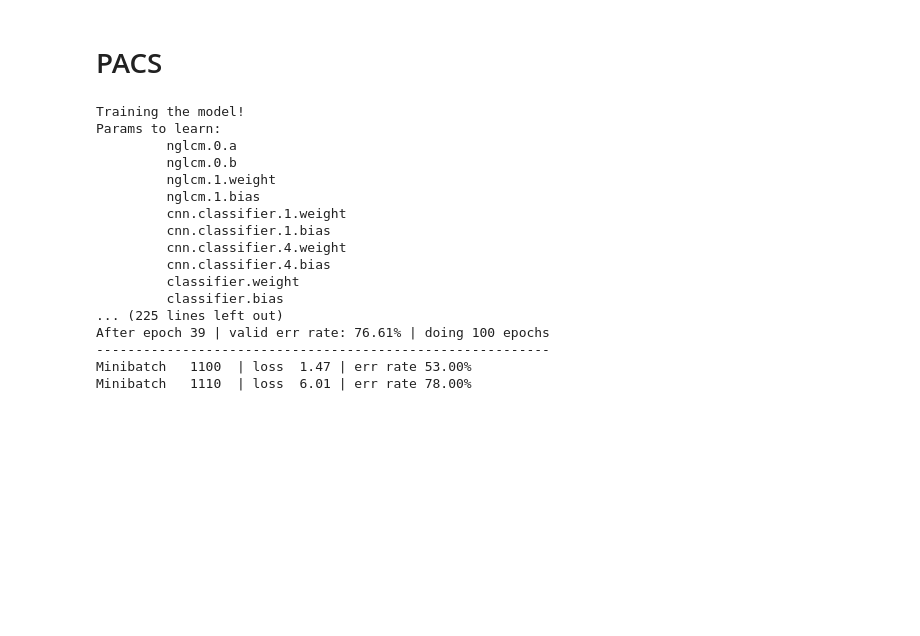
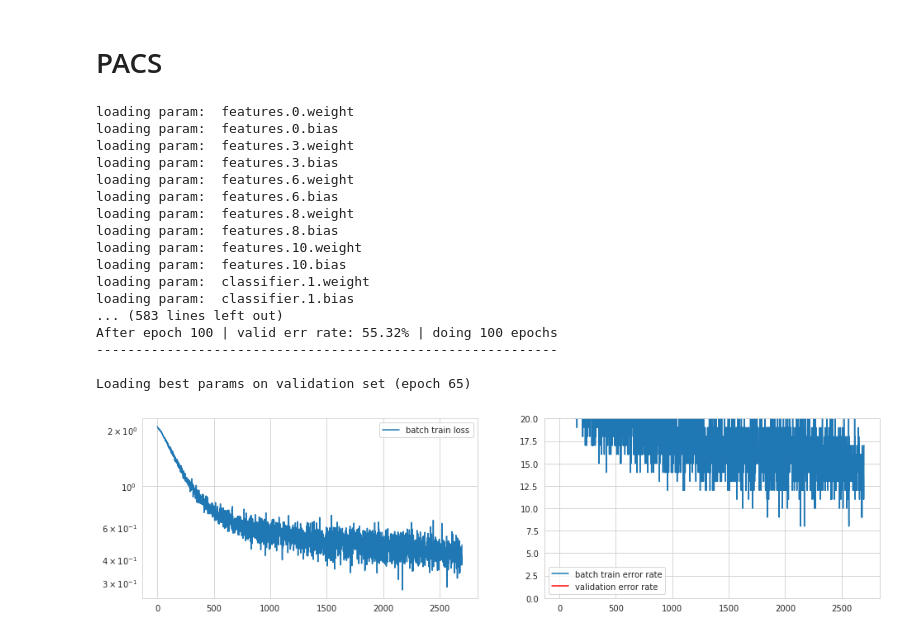
Before and after one commit to MarWit/nn_project, a Jupyter notebook: HexNet Tests.ipynb, the cells around one changed output. Drawn from its saved outputs; the diff is of its cells as text; code cells hidden in the pictures; blank space fills up the shorter version.

```diff
--- a/HexNet Tests.ipynb
+++ b/HexNet Tests.ipynb
@@ -22,33 +22,34 @@ log_every = 10
 # %%
 alex = alexnet(pretrained=False)
 alex.classifier = alex_classifier(8)
 load_model(alex, 'pacs_art_painting')
 
 hexnet = HEX(dim=224, num_classes=8, alex_pretrained=False, alex_params = alex.state_dict())
 
 for param in hexnet.cnn.features.parameters():
     param.requires_grad = False
 
 criterion = nn.CrossEntropyLoss()
-optimizer = optim.Adam(hexnet.parameters(), lr=0.001)
+optimizer = optim.Adam(hexnet.parameters(), lr=0.00001, weight_decay=0.00001)
 
 train(hexnet, batch_loader, optimizer, criterion, num_epochs = epoch, cuda = cuda, log_every = log_every)
 # %% [output]
-Training the model!
-Params to learn:
-         nglcm.0.a
-         nglcm.0.b
-         nglcm.1.weight
-         nglcm.1.bias
-         cnn.classifier.1.weight
-         cnn.classifier.1.bias
-         cnn.classifier.4.weight
-         cnn.classifier.4.bias
-         classifier.weight
-         classifier.bias
-... (225 lines left out)
-After epoch 39 | valid err rate: 76.61% | doing 100 epochs
-----------------------------------------------------------
-Minibatch   1100  | loss  1.47 | err rate 53.00%
-Minibatch   1110  | loss  6.01 | err rate 78.00%
+loading param:  features.0.weight
+loading param:  features.0.bias
+loading param:  features.3.weight
+loading param:  features.3.bias
+loading param:  features.6.weight
+loading param:  features.6.bias
+loading param:  features.8.weight
+loading param:  features.8.bias
+loading param:  features.10.weight
+loading param:  features.10.bias
+loading param:  classifier.1.weight
+loading param:  classifier.1.bias
+... (583 lines left out)
+After epoch 100 | valid err rate: 55.32% | doing 100 epochs
+-----------------------------------------------------------
+
+Loading best params on validation set (epoch 65)
+[figure, added]
 # %%
```
Also changed, not shown: parts of 9 cells of this notebook, 1 other file.
